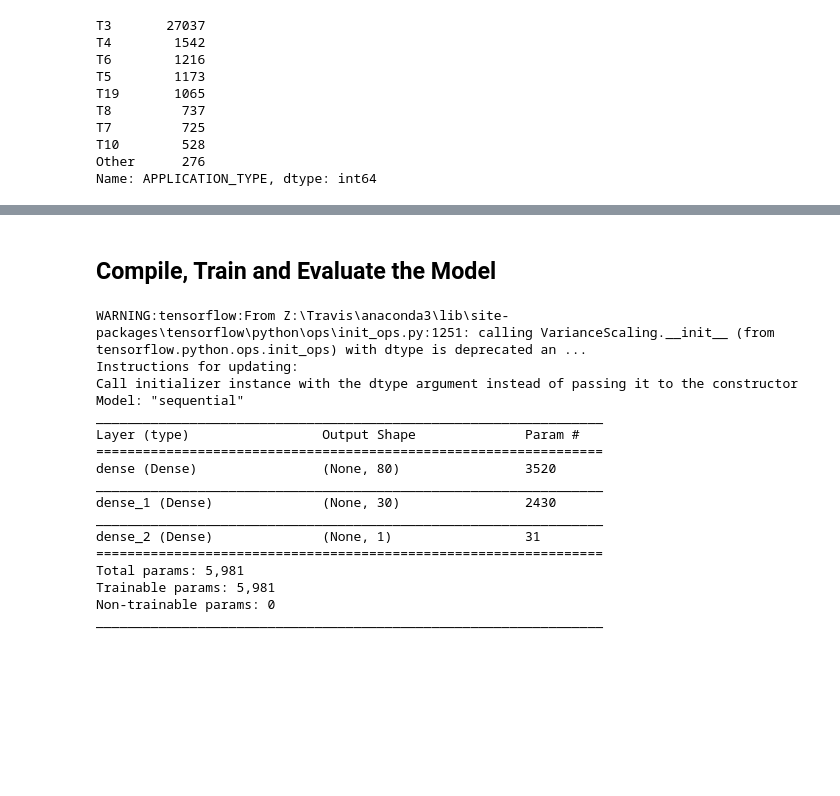
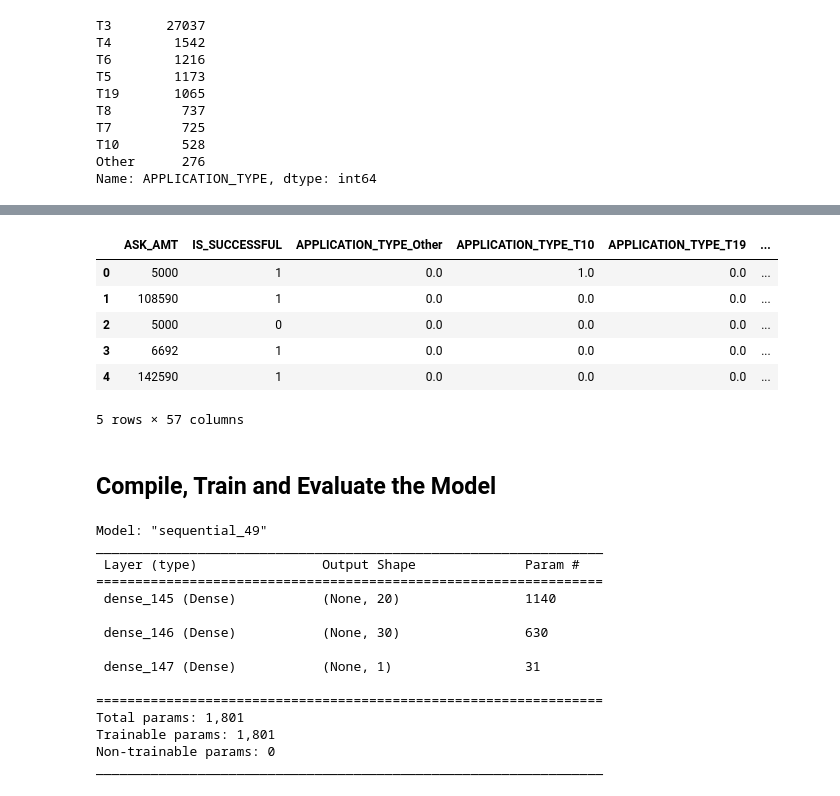
Before and after one commit to pemenalo/charity_funding_predictor, a Jupyter notebook: Starter_Code.ipynb, the cells around one changed output, grey strips where cells are left out. Saved outputs shown, nothing was run; the diff lists cells and outputs as text; code cells hidden in the pictures; blank space fills up the shorter version.

```diff
--- a/Starter_Code.ipynb
+++ b/Starter_Code.ipynb
@@ -80,7 +79,9 @@ Name: APPLICATION_TYPE, dtype: int64
 # %%
 # Choose a cutoff value and create a list of application types to be replaced
 # use the variable name `application_types_to_replace`
-#  YOUR CODE GOES HERE
+
+application_types_to_replace = list(app_type_counts[app_type_counts < 500].index)
+application_types_to_replace
 
 # Replace in dataframe
 for app in application_types_to_replace:
@@ -101,7 +102,9 @@ Other      276
 Name: APPLICATION_TYPE, dtype: int64
 # %%
 # Look at CLASSIFICATION value counts for binning
-#  YOUR CODE GOES HERE
+
+classification_counts = application_df['CLASSIFICATION'].value_counts()
+classification_counts.head(10)
 # %% [output]
 C1000    17326
 C2000     6074
@@ -139,7 +143,9 @@ Name: CLASSIFICATION, dtype: int64
 # %%
 # Choose a cutoff value and create a list of classifications to be replaced
 # use the variable name `classifications_to_replace`
-#  YOUR CODE GOES HERE
+
+classifications_to_replace = list (classification_counts[classification_counts < 20].index)
+classifications_to_replace
 
 # Replace in dataframe
 for cls in classifications_to_replace:
@@ -157,6 +173,16 @@ C2100     1883
 Name: CLASSIFICATION, dtype: int64
 # %%
 # Convert categorical data to numeric with `pd.get_dummies`
-#  YOUR CODE GOES HERE
+
+application_df = pd.get_dummies(application_df,dtype = float)
+application_df.head()
+# %% [output]
+|  | ASK_AMT | IS_SUCCESSFUL | APPLICATION_TYPE_Other | APPLICATION_TYPE_T10 | APPLICATION_TYPE_T19 | ... |
+| 0 | 5000 | 1 | 0.0 | 1.0 | 0.0 | ... |
+| 1 | 108590 | 1 | 0.0 | 0.0 | 0.0 | ... |
+| 2 | 5000 | 0 | 0.0 | 0.0 | 0.0 | ... |
+| 3 | 6692 | 1 | 0.0 | 0.0 | 0.0 | ... |
+| 4 | 142590 | 1 | 0.0 | 0.0 | 0.0 | ... |
+5 rows × 57 columns
 # %%
 # Split our preprocessed data into our features and target arrays
@@ -178,36 +208,38 @@ X_test_scaled = X_scaler.transform(X_test)
 ## Compile, Train and Evaluate the Model
 # %%
 # Define the model - deep neural net, i.e., the number of input features and hidden nodes for each layer.
-#  YOUR CODE GOES HERE
+number_input_features = len( X_train_scaled[0])
+hidden_nodes_1 = 20
+hidden_nodes_2 = 30
+hidden_nodes_3 = 40
 
 nn = tf.keras.models.Sequential()
 
 # First hidden layer
-#  YOUR CODE GOES HERE
+nn.add(tf.keras.layers.Dense(units = hidden_nodes_1, input_dim = number_input_features, activation = 'relu'))
 
 # Second hidden layer
-#  YOUR CODE GOES HERE
+nn.add(tf.keras.layers.Dense(units = hidden_nodes_2, activation = 'tanh'))
 
 # Output layer
-#  YOUR CODE GOES HERE
+# nn.add(tf.keras.layers.Dense(units = hidden_nodes_3, activation = 'sigmoid'))
+nn.add(tf.keras.layers.Dense(units = 1, activation = 'sigmoid'))
 
 # Check the structure of the model
 nn.summary()
 # %% [output]
-WARNING:tensorflow:From Z:\Travis\anaconda3\lib\site-packages\tensorflow\python\ops\init_ops.py:1251: calling VarianceScaling.__init__ (from tensorflow.python.ops.init_ops) with dtype is deprecated an ...
-Instructions for updating:
-Call initializer instance with the dtype argument instead of passing it to the constructor
-Model: "sequential"
+Model: "sequential_49"
 _________________________________________________________________
-Layer (type)                 Output Shape              Param #
+ Layer (type)                Output Shape              Param #
 =================================================================
-dense (Dense)                (None, 80)                3520
-_________________________________________________________________
-dense_1 (Dense)              (None, 30)                2430
-_________________________________________________________________
-dense_2 (Dense)              (None, 1)                 31
+ dense_145 (Dense)           (None, 20)                1140
+
+ dense_146 (Dense)           (None, 30)                630
+
+ dense_147 (Dense)           (None, 1)                 31
+
 =================================================================
-Total params: 5,981
-Trainable params: 5,981
+Total params: 1,801
+Trainable params: 1,801
 Non-trainable params: 0
 _________________________________________________________________
```
Also changed, not shown: parts of 12 cells of this notebook, 1 other file.
